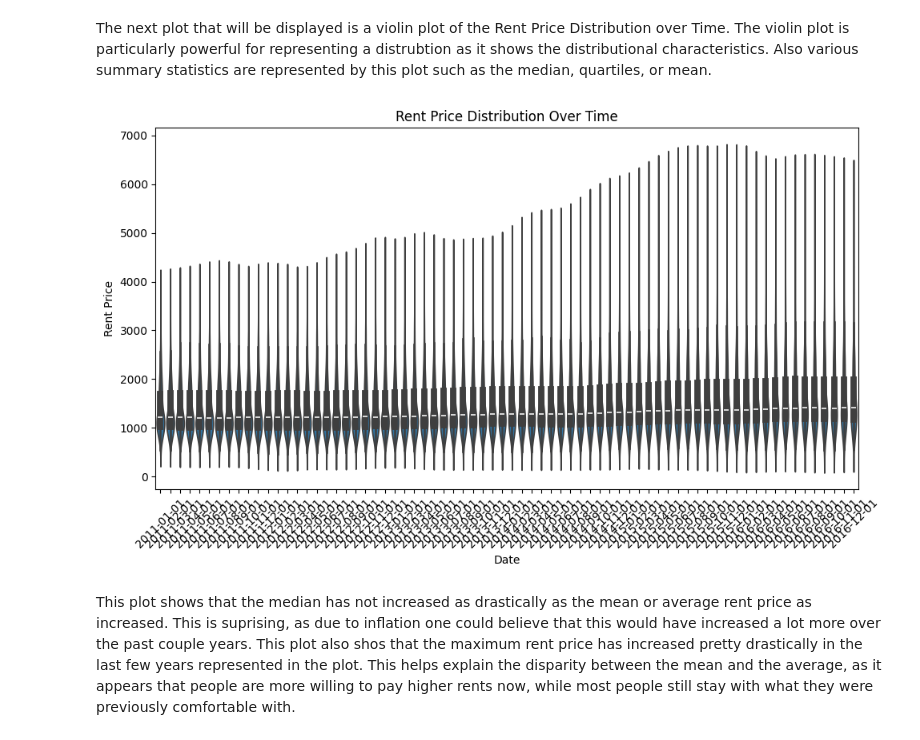
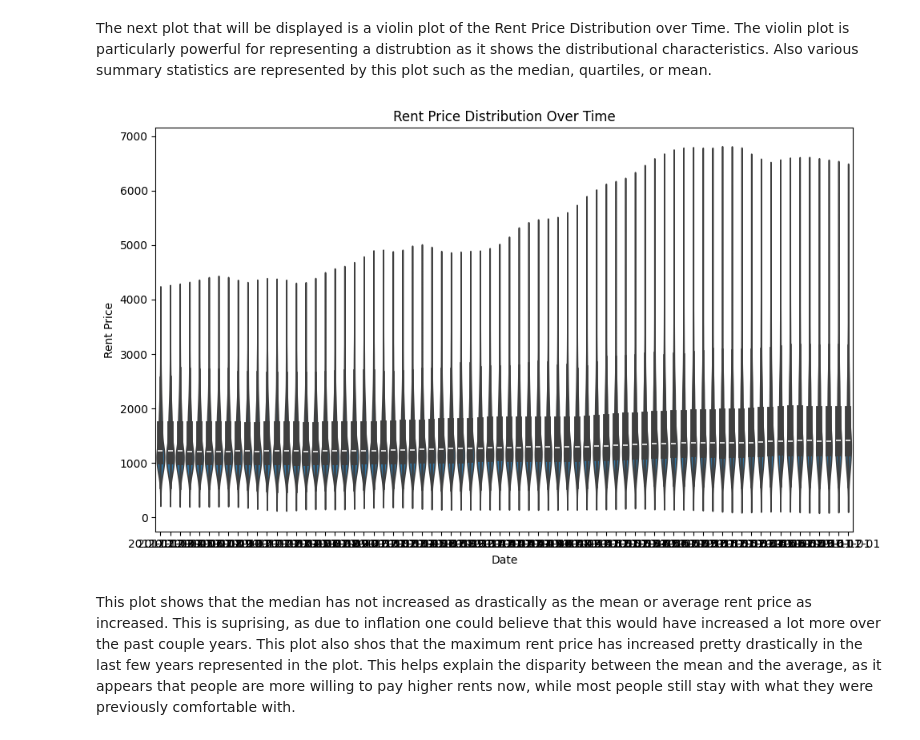
Before and after one commit to sawyerbyrd/Final-Project, a Jupyter notebook: Rent_price_vs_income_evaluation.ipynb, the cells around one changed output. Saved outputs shown, nothing was run; the diff lists cells and outputs as text; code cells hidden in the pictures.

```diff
--- a/Rent_price_vs_income_evaluation.ipynb
+++ b/Rent_price_vs_income_evaluation.ipynb
@@ -266,3 +275,5 @@ We can see above that there are no more rows with any NaN values, now we can mov
+# %%
+data['Square Footage'] = data['Rent Price'] / data['Price Per Sq. Ft.']
 # %%
 data
 # %% [output]
@@ -304,15 +314,14 @@ The next plot that will be displayed is a violin plot of the Rent Price Distribu
 # %%
 # Violin plot of rent price distribution over time
 plt.figure(figsize=(10, 6))
 sns.violinplot(data=data, x='Date', y='Rent Price')
 plt.title('Rent Price Distribution Over Time')
 plt.xlabel('Date')
 plt.ylabel('Rent Price')
-plt.xticks(rotation=45)
 plt.tight_layout()
 plt.show()
 # %% [output]
-[figure, old version]
+[figure, new version]
 # %% [markdown]
 This plot shows that the median has not increased as drastically as the mean or average rent price as increased. This is suprising, as due to inflation one could believe that this would have increased a lot more over the past couple years. This plot also shos that the maximum rent price has increased pretty drastically in the last few years represented in the plot. This helps explain the disparity between the mean and the average, as it appears that people are more willing to pay higher rents now, while most people still stay with what they were previously comfortable with.
 # %% [markdown]
```
Also changed, not shown: parts of 19 cells of this notebook.
